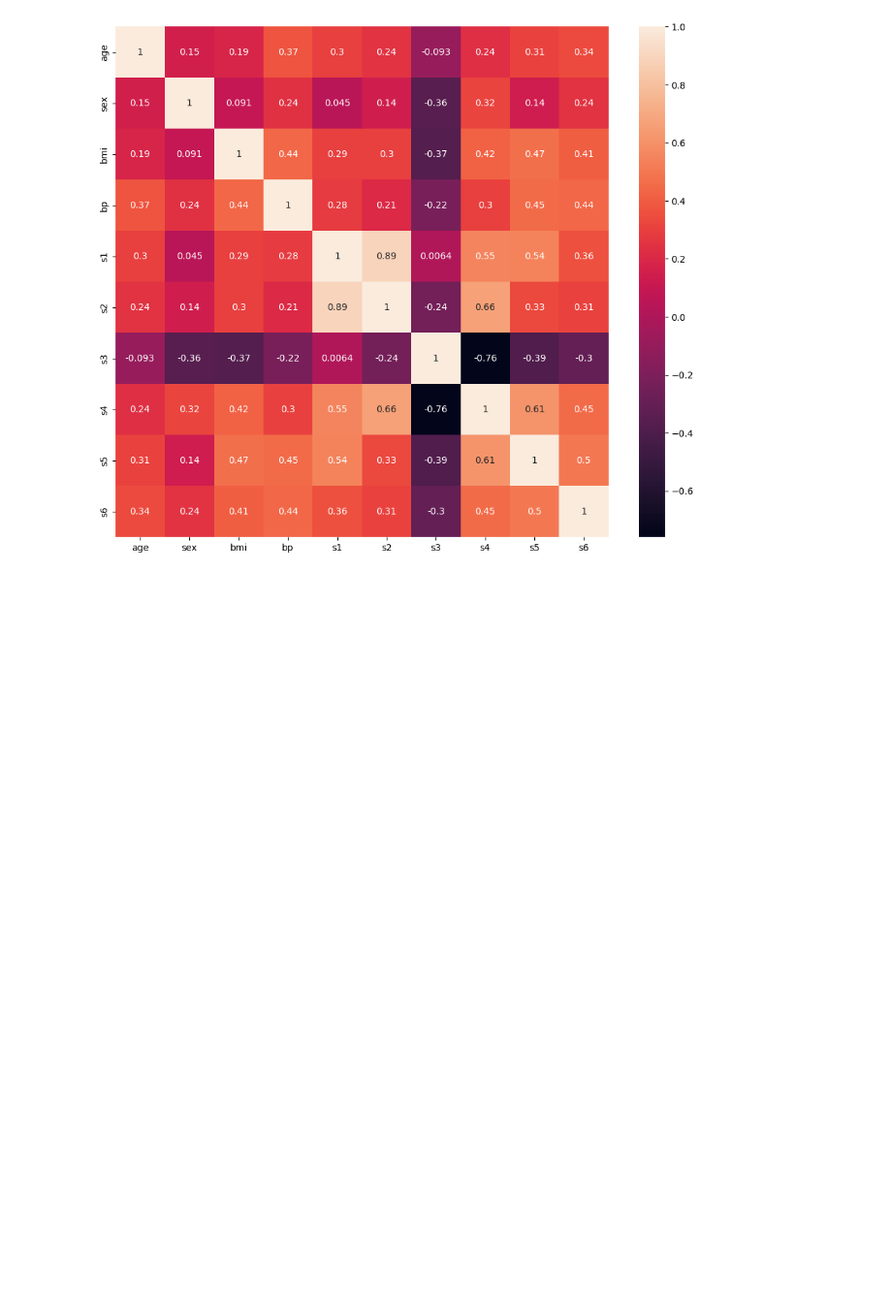
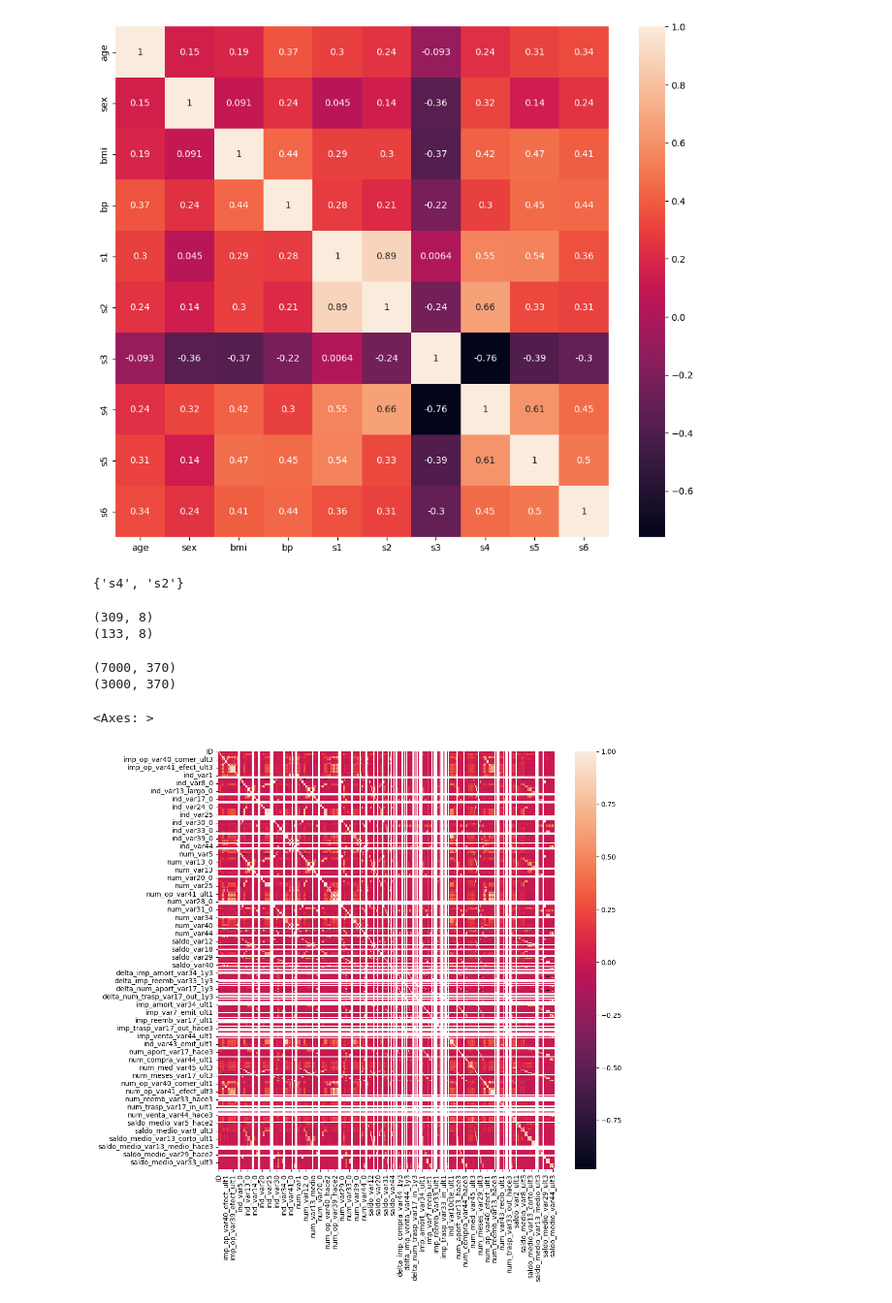
Before and after one commit to PremKumar135/Data-Science-Exploration, a Jupyter notebook: Feature-Selection/feature_selection.ipynb, the cells around one changed output. Shown: that part at 97% size. Cells and saved outputs as stored; diff of their text form; code cells hidden in the pictures; blank space fills up the shorter version.

```diff
--- a/Feature-Selection/feature_selection.ipynb
+++ b/Feature-Selection/feature_selection.ipynb
@@ -196,3 +196,52 @@ sns.heatmap(corr, annot=True)
 plt.show()
 # %% [output]
 [figure]
+# %%
+def correlation_matrix(dataset, threshold):
+    corr_col = set()
+    corr_matrix =  dataset.corr()
+    for i in range(len(corr_matrix.columns)):
+        for j in range(i):
+            if abs(corr_matrix.iloc[i,j]) > threshold:
+                col_name = corr_matrix.columns[i]
+                corr_col.add(col_name)
+    return  corr_col
+
+corr_cols = correlation_matrix(X_train, 0.7)
+print(corr_cols)
+# %% [output]
+{'s4', 's2'}
+# %%
+X_train = X_train.drop(corr_cols, axis=1)
+X_test = X_test.drop(corr_cols, axis=1)
+
+print(X_train.shape)
+print(X_test.shape)
+# %% [output]
+(309, 8)
+(133, 8)
+# %%
+# Now trying it with big dataset
+df=pd.read_csv('santander.csv',nrows=10000)
+X=df.drop(labels=['TARGET'], axis=1)
+y=df['TARGET']
+X_train, X_test, y_train, y_test = train_test_split(
+    df.drop(labels=['TARGET'], axis=1),
+    df['TARGET'],
+    test_size=0.3,
+    random_state=0)
+
+print(X_train.shape)
+print(X_test.shape)
+# %% [output]
+(7000, 370)
+(3000, 370)
+# %%
+import seaborn as sns
+corr_mat = X_train.corr()
+fig, ax = plt.subplots()
+fig.set_size_inches(11,11)
+sns.heatmap(corr_mat)
+# %% [output]
+<Axes: >
+[figure, added]
```
Also changed, not shown: parts of 4 cells of this notebook, 9 other files.
